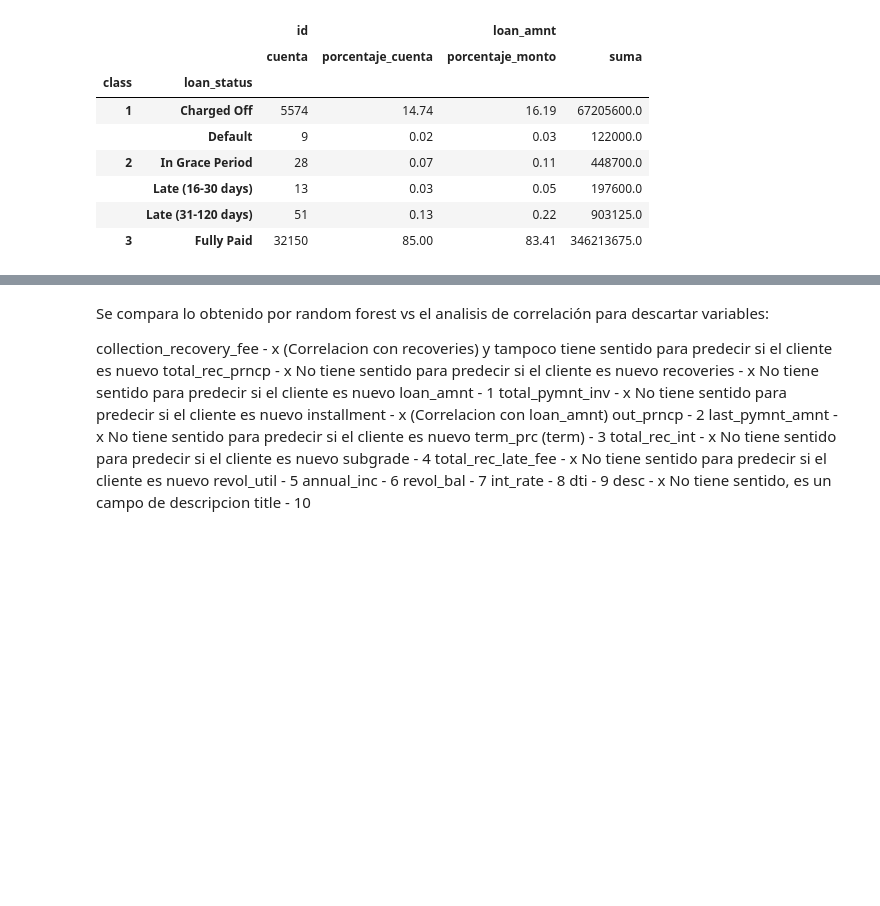
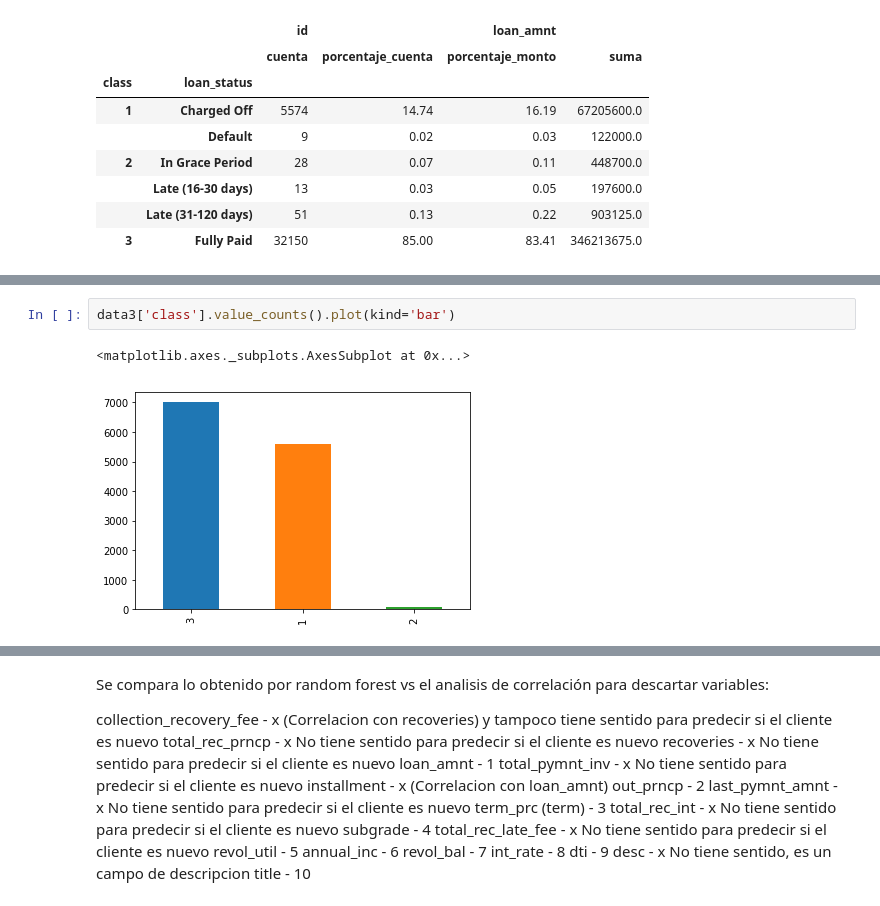
Before and after one commit to keyvhinng/loan-data-ml-project, a Jupyter notebook: Experimentacion_Linea_Base.ipynb, the cells around one changed output, grey strips where cells are left out. Cells and saved outputs as stored; diff of their text form; blank space fills up the shorter version.

```diff
--- a/Experimentacion_Linea_Base.ipynb
+++ b/Experimentacion_Linea_Base.ipynb
@@ -166,3 +162,8 @@ data_show.sort_index(axis=1)
+# %%
+data3['class'].value_counts().plot(kind='bar')
+# %% [output]
+<matplotlib.axes._subplots.AxesSubplot at 0x...>
+[figure, added]
 # %%
 # Explorar el proposito de las deudas
 with warnings.catch_warnings():
```
Also changed, not shown: parts of 32 cells of this notebook.
